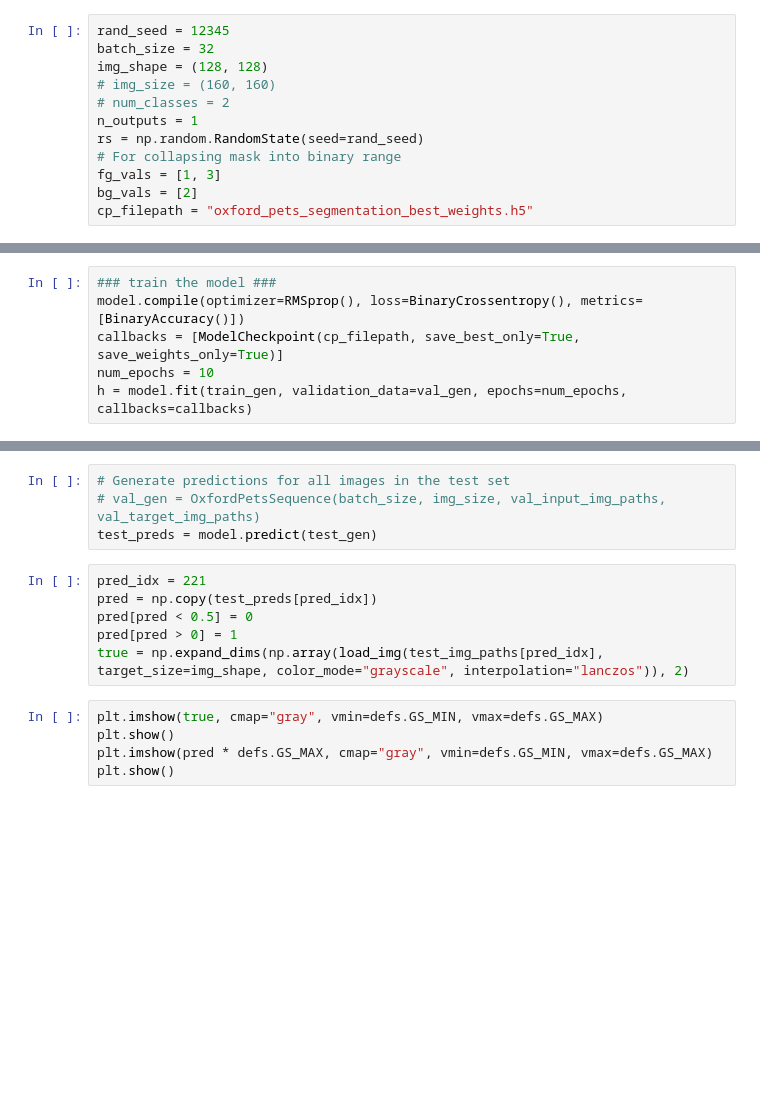
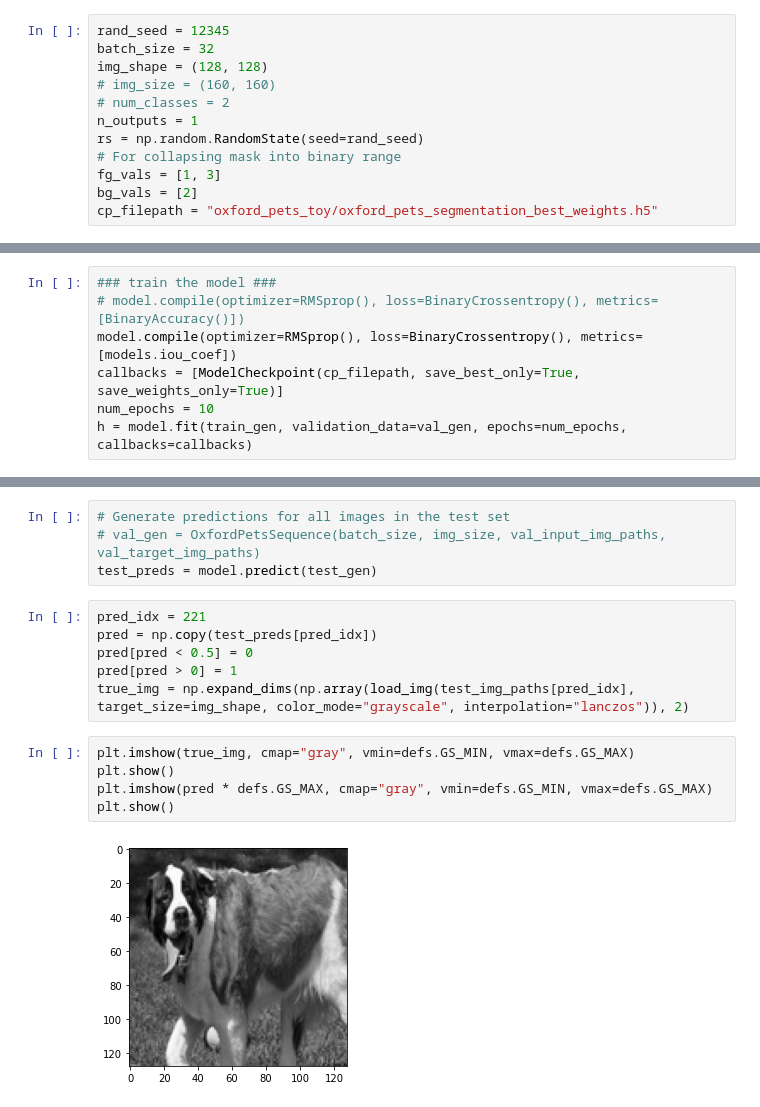
Before and after one commit to fogg-lab/tissue-model-analysis-tools, a Jupyter notebook: notebooks/oxford_pets_v1.ipynb, the cells around one changed output, grey strips where cells are left out. Saved outputs shown, nothing was run; the diff lists cells and outputs as text; blank space fills up the shorter version.

Commit message:
Added iou coef function.

```diff
--- a/notebooks/oxford_pets_v1.ipynb
+++ b/notebooks/oxford_pets_v1.ipynb
@@ -59,7 +60,7 @@ rs = np.random.RandomState(seed=rand_seed)
 # For collapsing mask into binary range
 fg_vals = [1, 3]
 bg_vals = [2]
-cp_filepath = "oxford_pets_segmentation_best_weights.h5"
+cp_filepath = "oxford_pets_toy/oxford_pets_segmentation_best_weights.h5"
 # %% [markdown]
 # Examine data
 # %%
@@ -253,7 +254,8 @@ test.gpu_device_name()
 '/device:GPU:0'
 # %%
 ### train the model ###
-model.compile(optimizer=RMSprop(), loss=BinaryCrossentropy(), metrics=[BinaryAccuracy()])
+# model.compile(optimizer=RMSprop(), loss=BinaryCrossentropy(), metrics=[BinaryAccuracy()])
+model.compile(optimizer=RMSprop(), loss=BinaryCrossentropy(), metrics=[models.iou_coef])
 callbacks = [ModelCheckpoint(cp_filepath, save_best_only=True, save_weights_only=True)]
 num_epochs = 10
 h = model.fit(train_gen, validation_data=val_gen, epochs=num_epochs, callbacks=callbacks)
@@ -275,9 +293,11 @@ pred_idx = 221
 pred = np.copy(test_preds[pred_idx])
 pred[pred < 0.5] = 0
 pred[pred > 0] = 1
-true = np.expand_dims(np.array(load_img(test_img_paths[pred_idx], target_size=img_shape, color_mode="grayscale", interpolation="lanczos")), 2)
+true_img = np.expand_dims(np.array(load_img(test_img_paths[pred_idx], target_size=img_shape, color_mode="grayscale", interpolation="lanczos")), 2)
 # %%
-plt.imshow(true, cmap="gray", vmin=defs.GS_MIN, vmax=defs.GS_MAX)
+plt.imshow(true_img, cmap="gray", vmin=defs.GS_MIN, vmax=defs.GS_MAX)
 plt.show()
 plt.imshow(pred * defs.GS_MAX, cmap="gray", vmin=defs.GS_MIN, vmax=defs.GS_MAX)
 plt.show()
+# %% [output]
+[figure, added]
```
Also changed, not shown: parts of 6 cells of this notebook, 1 other file.
